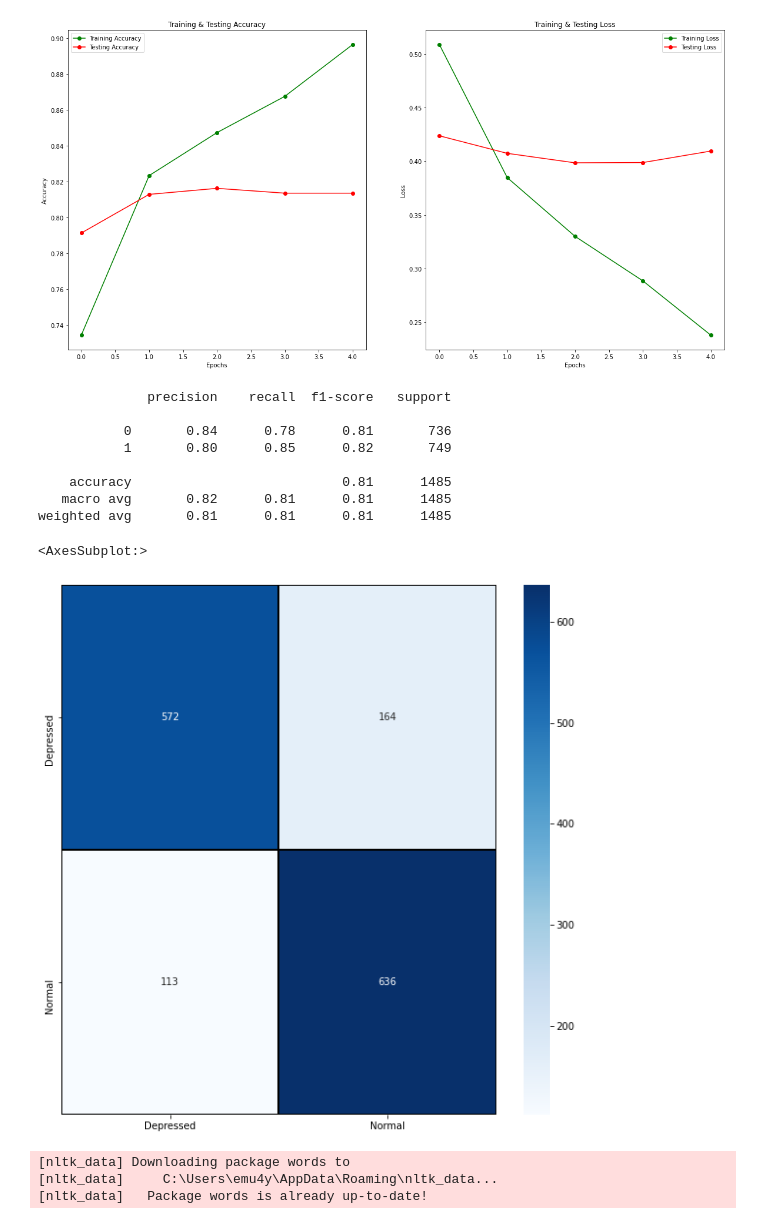
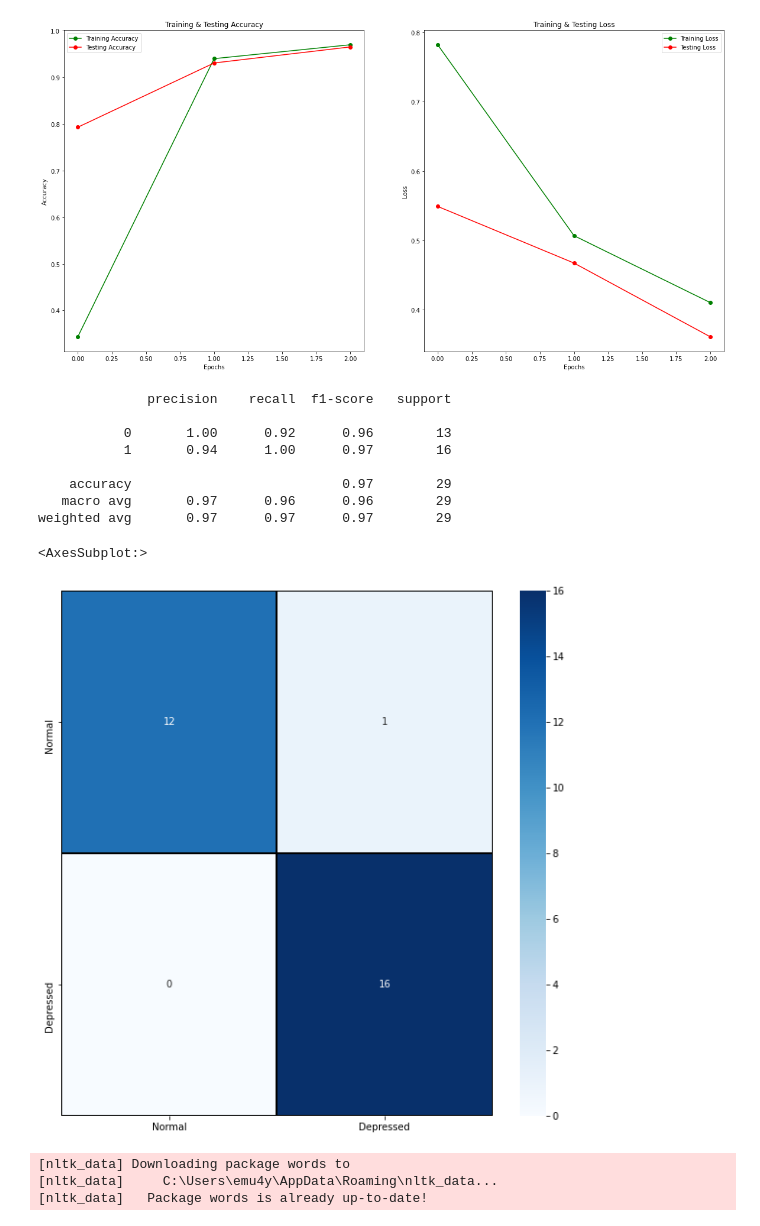
Before and after one commit to BabyChouSr/depressoAPI, a Jupyter notebook: model.ipynb, the cells around one changed output. Cells and saved outputs as stored; diff of their text form; code cells hidden in the pictures.

Commit message:
fixed twitter data vers

```diff
--- a/model.ipynb
+++ b/model.ipynb
@@ -15,17 +15,18 @@ from tensorflow.keras.preprocessing.sequence import pad_sequences
 from tensorflow.keras.callbacks import Callback
 from sklearn.utils import resample
 # %%
-df = pd.read_csv("data.csv")
+df = pd.read_csv("datafiltered.csv")
 df= df.drop_duplicates('id')
 
 RANDOM_SEED = 42
-normal = df[df.sentiment == 1]
-depressed = df[df.sentiment == 0 ]
+normal = df[df.sentiment == 0]
+depressed = df[df.sentiment == 1 ]
 print(normal.shape)
 print(depressed.shape)
-normal_downsampled = resample(normal, replace = False, n_samples = len(df[df['sentiment'] == 0]), random_state = RANDOM_SEED)
+normal_downsampled = resample(normal, replace = False, n_samples = len(df[df['sentiment'] == 1]), random_state = RANDOM_SEED)
 df = pd.concat([depressed, normal_downsampled])
 df.sentiment.value_counts()
+df= df.sample(frac=1, random_state=42).reset_index(drop=True)
 print(df.head())
 print(df.shape)
 # %% [output]
@@ -61,7 +62,7 @@ def processTweet(tweet):
     tweet = re.sub(r'\$\w*', '', tweet)
     tweet = tweet.lower()
     tweet = re.sub(r'https?:\/\/.*\/\w*', '', tweet)
-    tweet = re.sub(r'#\w*', '', tweet)
+    tweet = re.sub(r'#', '', tweet)
     tweet = re.sub(r'$\w*', '', tweet)
     tweet = re.sub(r'[' + string.punctuation.replace('@', '') + ']+', ' ', tweet)
     tweet = re.sub(r'\b\w{1,2}\b', '', tweet)
@@ -196,5 +193,5 @@ model.save("modelGLOVE9047.h5")
 # %%
-epochs = [i for i in range(5)]
+epochs = [i for i in range(3)]
 fig , ax = plt.subplots(1,2)
 train_acc = history.history['accuracy']
 train_loss = history.history['loss']
@@ -217,7 +214,7 @@ ax[1].set_xlabel("Epochs")
 ax[1].set_ylabel("Loss")
 plt.show()
 # %% [output]
-[figure, old version]
+[figure, new version]
 # %%
 predicted = (model.predict(X_test) >= 0.5).astype("int")
 from sklearn.metrics import classification_report
@@ -225,21 +222,21 @@ print(classification_report(y_test, predicted))
 # %% [output]
               precision    recall  f1-score   support
 
-           0       0.84      0.78      0.81       736
-           1       0.80      0.85      0.82       749
+           0       1.00      0.92      0.96        13
+           1       0.94      1.00      0.97        16
 
-    accuracy                           0.81      1485
-   macro avg       0.82      0.81      0.81      1485
-weighted avg       0.81      0.81      0.81      1485
+    accuracy                           0.97        29
+   macro avg       0.97      0.96      0.96        29
+weighted avg       0.97      0.97      0.97        29
 # %%
 from sklearn.metrics import confusion_matrix
 cm = confusion_matrix(y_test,predicted)
-cm = pd.DataFrame(cm , index = ['0','1'] , columns = ['Depressed','Normal'])
+cm = pd.DataFrame(cm , index = ['0','1'] , columns = ['Normal','Depressed'])
 plt.figure(figsize = (10,10))
-sns.heatmap(cm,cmap= "Blues", linecolor = 'black' , linewidth = 1 , annot = True, fmt='' , xticklabels = ['Depressed','Normal'] , yticklabels = ['Depressed','Normal'])
+sns.heatmap(cm,cmap= "Blues", linecolor = 'black' , linewidth = 1 , annot = True, fmt='' , xticklabels = ['Normal','Depressed'] , yticklabels = ['Normal','Depressed'])
 # %% [output]
 <AxesSubplot:>
-[figure, old version]
+[figure, new version]
 # %%
 import nltk
 nltk.download('words')
```
Also changed, not shown: parts of 6 cells of this notebook, 7 other files.
